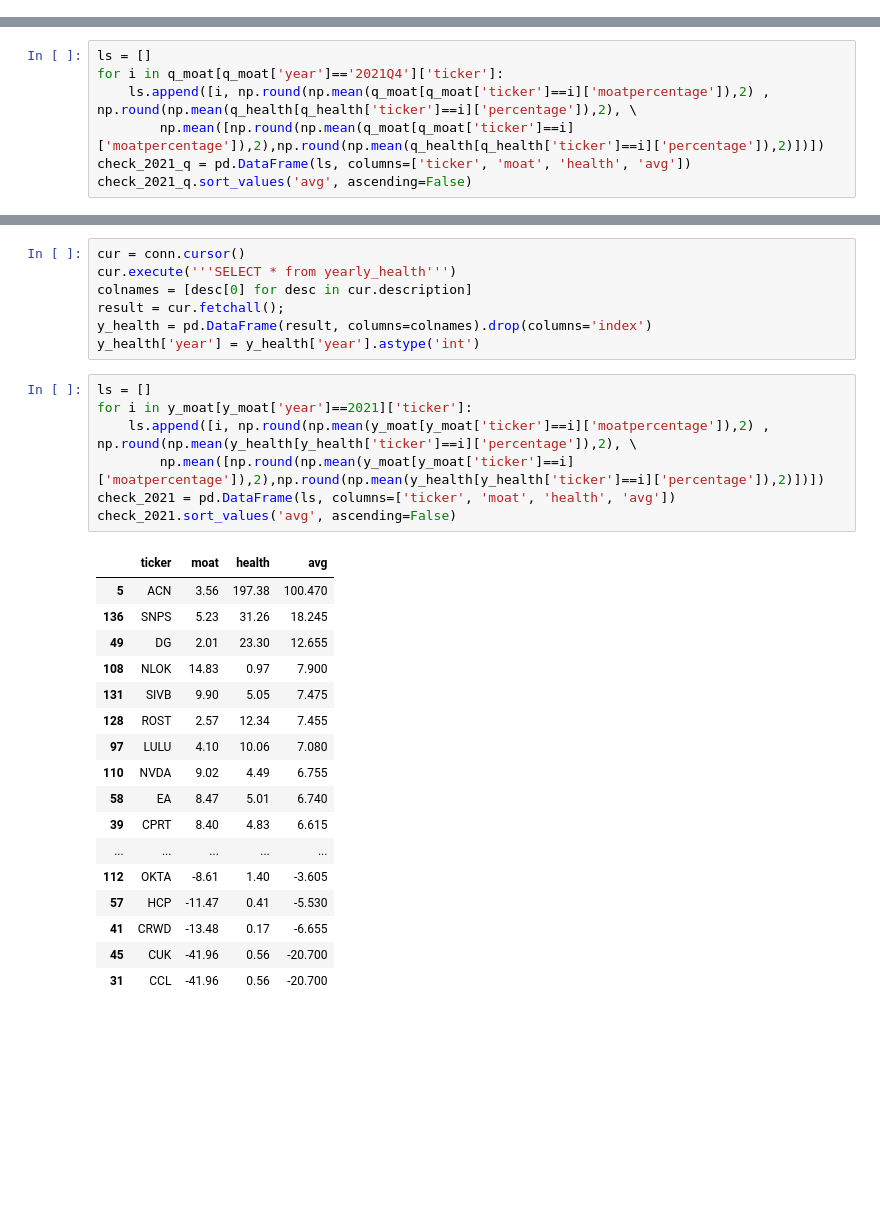
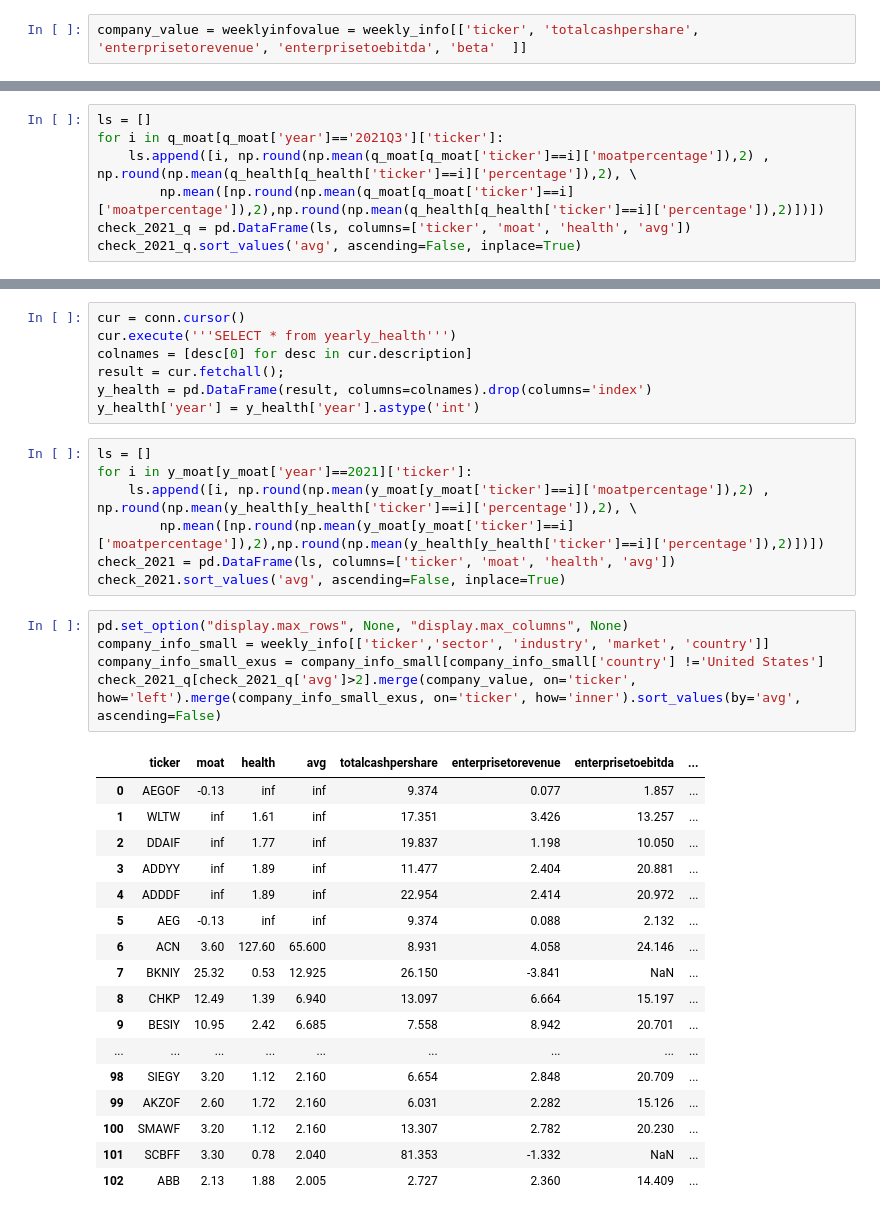
Before and after one commit to Michiel-DK/tracker, a Jupyter notebook: notebooks/try.ipynb, the cells around one changed output, grey strips where cells are left out. Cells and saved outputs as stored; diff of their text form; blank space fills up the shorter version.

Commit message:
update table moat/health

```diff
--- a/notebooks/try.ipynb
+++ b/notebooks/try.ipynb
@@ -694,3 +712,5 @@ weekly_info[weekly_info['shortname'] == 'Kulicke and Soffa Industries, I']
+# %%
+company_value = weeklyinfovalue = weekly_info[['ticker', 'totalcashpershare', 'enterprisetorevenue', 'enterprisetoebitda', 'beta'  ]]
 # %%
 cur.close()
 # %%
@@ -756,8 +783,8 @@ result = cur.fetchall();
 q_health = pd.DataFrame(result, columns=colnames).drop(columns='index')
 # %%
 ls = []
-for i in q_moat[q_moat['year']=='2021Q4']['ticker']:
+for i in q_moat[q_moat['year']=='2021Q3']['ticker']:
     ls.append([i, np.round(np.mean(q_moat[q_moat['ticker']==i]['moatpercentage']),2) , np.round(np.mean(q_health[q_health['ticker']==i]['percentage']),2), \
         np.mean([np.round(np.mean(q_moat[q_moat['ticker']==i]['moatpercentage']),2),np.round(np.mean(q_health[q_health['ticker']==i]['percentage']),2)])])
 check_2021_q = pd.DataFrame(ls, columns=['ticker', 'moat', 'health', 'avg'])
-check_2021_q.sort_values('avg', ascending=False)
+check_2021_q.sort_values('avg', ascending=False, inplace=True)
@@ -797,22 +806,27 @@ for i in y_moat[y_moat['year']==2021]['ticker']:
     ls.append([i, np.round(np.mean(y_moat[y_moat['ticker']==i]['moatpercentage']),2) , np.round(np.mean(y_health[y_health['ticker']==i]['percentage']),2), \
         np.mean([np.round(np.mean(y_moat[y_moat['ticker']==i]['moatpercentage']),2),np.round(np.mean(y_health[y_health['ticker']==i]['percentage']),2)])])
 check_2021 = pd.DataFrame(ls, columns=['ticker', 'moat', 'health', 'avg'])
-check_2021.sort_values('avg', ascending=False)
+check_2021.sort_values('avg', ascending=False, inplace=True)
-# %% [output]
-|  | ticker | moat | health | avg |
-| 5 | ACN | 3.56 | 197.38 | 100.470 |
-| 136 | SNPS | 5.23 | 31.26 | 18.245 |
-| 49 | DG | 2.01 | 23.30 | 12.655 |
-| 108 | NLOK | 14.83 | 0.97 | 7.900 |
-| 131 | SIVB | 9.90 | 5.05 | 7.475 |
-| 128 | ROST | 2.57 | 12.34 | 7.455 |
-| 97 | LULU | 4.10 | 10.06 | 7.080 |
-| 110 | NVDA | 9.02 | 4.49 | 6.755 |
-| 58 | EA | 8.47 | 5.01 | 6.740 |
-| 39 | CPRT | 8.40 | 4.83 | 6.615 |
-| ... | ... | ... | ... | ... |
-| 112 | OKTA | -8.61 | 1.40 | -3.605 |
-| 57 | HCP | -11.47 | 0.41 | -5.530 |
-| 41 | CRWD | -13.48 | 0.17 | -6.655 |
-| 45 | CUK | -41.96 | 0.56 | -20.700 |
-| 31 | CCL | -41.96 | 0.56 | -20.700 |
+# %%
+pd.set_option("display.max_rows", None, "display.max_columns", None)
+company_info_small = weekly_info[['ticker','sector', 'industry', 'market', 'country']]
+company_info_small_exus = company_info_small[company_info_small['country'] !='United States']
+check_2021_q[check_2021_q['avg']>2].merge(company_value, on='ticker', how='left').merge(company_info_small_exus, on='ticker', how='inner').sort_values(by='avg', ascending=False)
+# %% [output]
+|  | ticker | moat | health | avg | totalcashpershare | enterprisetorevenue | enterprisetoebitda | ... |
+| 0 | AEGOF | -0.13 | inf | inf | 9.374 | 0.077 | 1.857 | ... |
+| 1 | WLTW | inf | 1.61 | inf | 17.351 | 3.426 | 13.257 | ... |
+| 2 | DDAIF | inf | 1.77 | inf | 19.837 | 1.198 | 10.050 | ... |
+| 3 | ADDYY | inf | 1.89 | inf | 11.477 | 2.404 | 20.881 | ... |
+| 4 | ADDDF | inf | 1.89 | inf | 22.954 | 2.414 | 20.972 | ... |
+| 5 | AEG | -0.13 | inf | inf | 9.374 | 0.088 | 2.132 | ... |
+| 6 | ACN | 3.60 | 127.60 | 65.600 | 8.931 | 4.058 | 24.146 | ... |
+| 7 | BKNIY | 25.32 | 0.53 | 12.925 | 26.150 | -3.841 | NaN | ... |
+| 8 | CHKP | 12.49 | 1.39 | 6.940 | 13.097 | 6.664 | 15.197 | ... |
+| 9 | BESIY | 10.95 | 2.42 | 6.685 | 7.558 | 8.942 | 20.701 | ... |
+| ... | ... | ... | ... | ... | ... | ... | ... | ... |
+| 98 | SIEGY | 3.20 | 1.12 | 2.160 | 6.654 | 2.848 | 20.709 | ... |
+| 99 | AKZOF | 2.60 | 1.72 | 2.160 | 6.031 | 2.282 | 15.126 | ... |
+| 100 | SMAWF | 3.20 | 1.12 | 2.160 | 13.307 | 2.782 | 20.230 | ... |
+| 101 | SCBFF | 3.30 | 0.78 | 2.040 | 81.353 | -1.332 | NaN | ... |
+| 102 | ABB | 2.13 | 1.88 | 2.005 | 2.727 | 2.360 | 14.409 | ... |
```
Also changed, not shown: parts of 21 cells of this notebook, 1 other file.
